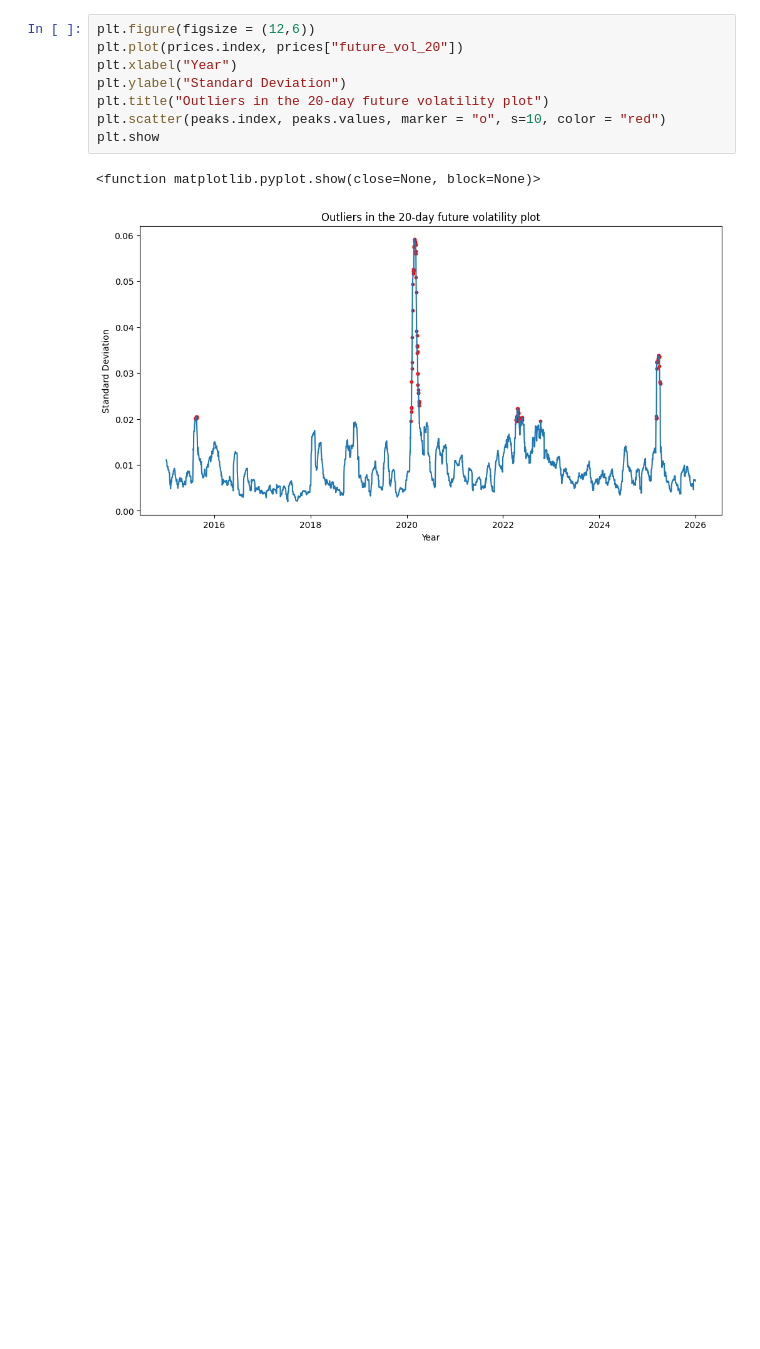
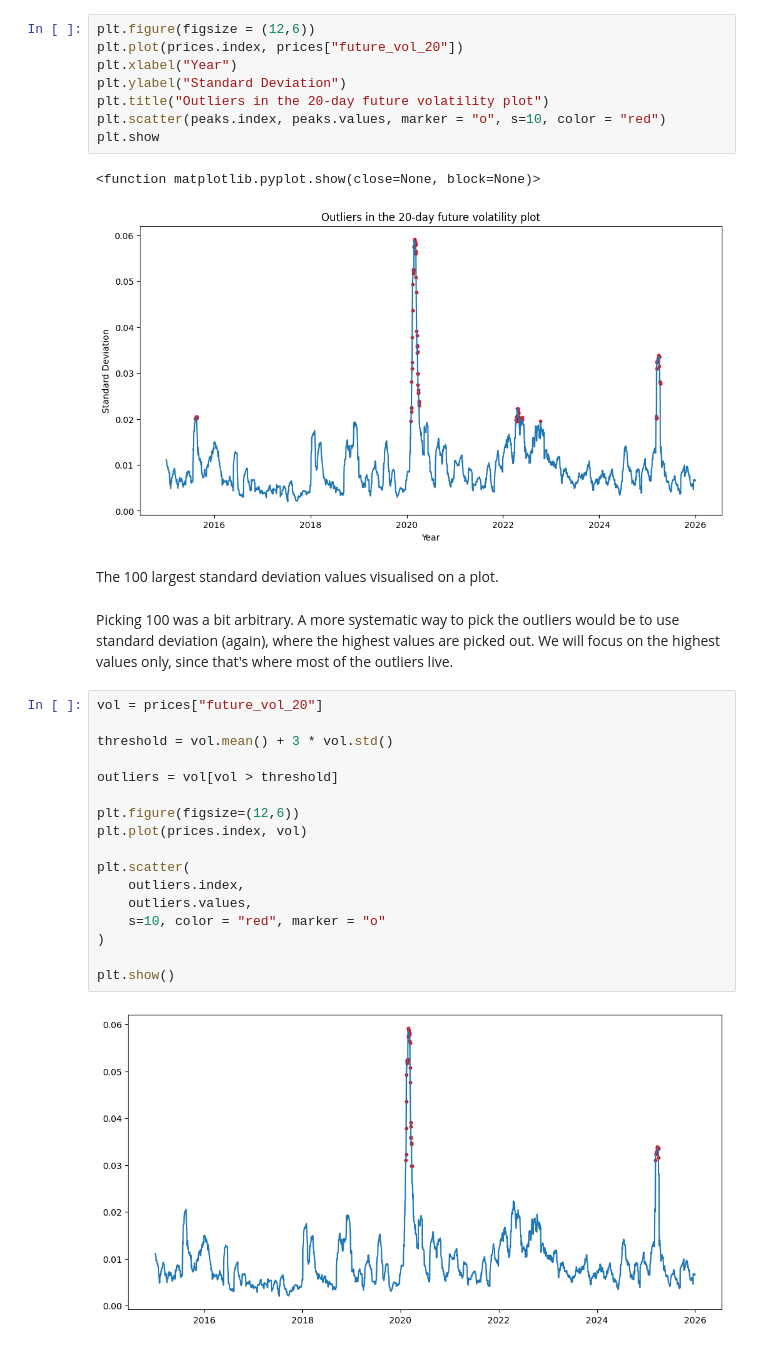
Before and after one commit to Noha-Jung3/Market-Volatility-Prediction, a Jupyter notebook: EDA.ipynb, the cells around one changed output. Drawn from its saved outputs; the diff is of its cells as text; blank space fills up the shorter version.

Commit message:
local peaks visualisations

```diff
--- a/EDA.ipynb
+++ b/EDA.ipynb
@@ -212,3 +212,26 @@ plt.show
 # %% [output]
 <function matplotlib.pyplot.show(close=None, block=None)>
 [figure]
+# %% [markdown]
+The 100 largest standard deviation values visualised on a plot.
+# %% [markdown]
+Picking 100 was a bit arbitrary. A more systematic way to pick the outliers would be to use standard deviation (again), where the highest values are picked out. We will focus on the highest values only, since that's where most of the outliers live.
+# %%
+vol = prices["future_vol_20"]
+
+threshold = vol.mean() + 3 * vol.std()
+
+outliers = vol[vol > threshold]
+
+plt.figure(figsize=(12,6))
+plt.plot(prices.index, vol)
+
+plt.scatter(
+    outliers.index,
+    outliers.values,
+    s=10, color = "red", marker = "o"
+)
+
+plt.show()
+# %% [output]
+[figure, added]
```
Also changed, not shown: parts of 8 cells of this notebook.
